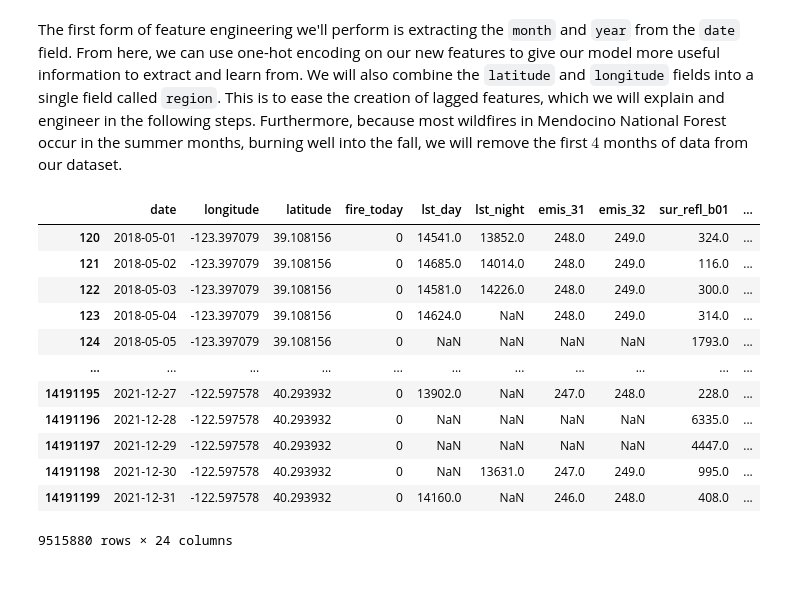
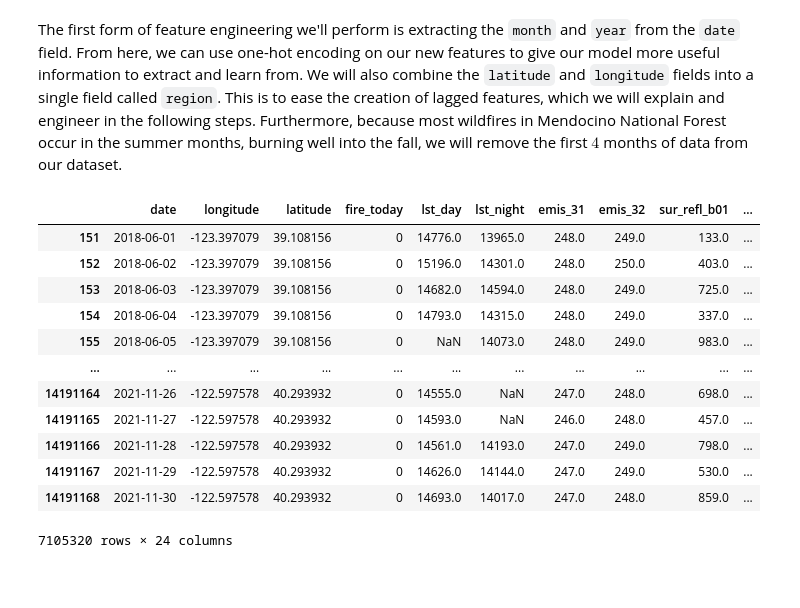
Before and after one commit to lukebass/wews, a Jupyter notebook: report/project.ipynb, the cells around one changed output. Saved outputs shown, nothing was run; the diff lists cells and outputs as text; code cells hidden in the pictures.

```diff
--- a/report/project.ipynb
+++ b/report/project.ipynb
@@ -208,25 +208,25 @@ df['fire_today'] = np.where(df['fire_today'] >= 7, 1, 0)
 # %% [markdown]
 The first form of feature engineering we'll perform is extracting the `month` and `year` from the `date` field. From here, we can use one-hot encoding on our new features to give our model more useful information to extract and learn from. We will also combine the `latitude` and `longitude` fields into a single field called `region`. This is to ease the creation of lagged features, which we will explain and engineer in the following steps. Furthermore, because most wildfires in Mendocino National Forest occur in the summer months, burning well into the fall, we will remove the first $4$ months of data from our dataset.
 # %%
-df = df.assign(month=df['date'].apply(lambda x: x.month_name()))
-df = df.assign(year=df['date'].apply(lambda x: x.year))
+df = df[(df['date'].dt.month > 5) & (df['date'].dt.month < 12)]
+df['month'] = df['date'].dt.month_name()
+df['year'] = df['date'].dt.year
 df['region'] = df['latitude'].astype(str) + ',' + df['longitude'].astype(str)
-df = df[(df['month'] != 'January') & (df['month'] != 'February') & (df['month'] != 'March') & (df['month'] != 'April')]
 df
 # %% [output]
 |  | date | longitude | latitude | fire_today | lst_day | lst_night | emis_31 | emis_32 | sur_refl_b01 | ... |
-| 120 | 2018-05-01 | -123.397079 | 39.108156 | 0 | 14541.0 | 13852.0 | 248.0 | 249.0 | 324.0 | ... |
-| 121 | 2018-05-02 | -123.397079 | 39.108156 | 0 | 14685.0 | 14014.0 | 248.0 | 249.0 | 116.0 | ... |
-| 122 | 2018-05-03 | -123.397079 | 39.108156 | 0 | 14581.0 | 14226.0 | 248.0 | 249.0 | 300.0 | ... |
-| 123 | 2018-05-04 | -123.397079 | 39.108156 | 0 | 14624.0 | NaN | 248.0 | 249.0 | 314.0 | ... |
-| 124 | 2018-05-05 | -123.397079 | 39.108156 | 0 | NaN | NaN | NaN | NaN | 1793.0 | ... |
+| 151 | 2018-06-01 | -123.397079 | 39.108156 | 0 | 14776.0 | 13965.0 | 248.0 | 249.0 | 133.0 | ... |
+| 152 | 2018-06-02 | -123.397079 | 39.108156 | 0 | 15196.0 | 14301.0 | 248.0 | 250.0 | 403.0 | ... |
+| 153 | 2018-06-03 | -123.397079 | 39.108156 | 0 | 14682.0 | 14594.0 | 248.0 | 249.0 | 725.0 | ... |
+| 154 | 2018-06-04 | -123.397079 | 39.108156 | 0 | 14793.0 | 14315.0 | 248.0 | 249.0 | 337.0 | ... |
+| 155 | 2018-06-05 | -123.397079 | 39.108156 | 0 | NaN | 14073.0 | 248.0 | 249.0 | 983.0 | ... |
 | ... | ... | ... | ... | ... | ... | ... | ... | ... | ... | ... |
-| 14191195 | 2021-12-27 | -122.597578 | 40.293932 | 0 | 13902.0 | NaN | 247.0 | 248.0 | 228.0 | ... |
-| 14191196 | 2021-12-28 | -122.597578 | 40.293932 | 0 | NaN | NaN | NaN | NaN | 6335.0 | ... |
-| 14191197 | 2021-12-29 | -122.597578 | 40.293932 | 0 | NaN | NaN | NaN | NaN | 4447.0 | ... |
-| 14191198 | 2021-12-30 | -122.597578 | 40.293932 | 0 | NaN | 13631.0 | 247.0 | 249.0 | 995.0 | ... |
-| 14191199 | 2021-12-31 | -122.597578 | 40.293932 | 0 | 14160.0 | NaN | 246.0 | 248.0 | 408.0 | ... |
+| 14191164 | 2021-11-26 | -122.597578 | 40.293932 | 0 | 14555.0 | NaN | 247.0 | 248.0 | 698.0 | ... |
+| 14191165 | 2021-11-27 | -122.597578 | 40.293932 | 0 | 14593.0 | NaN | 246.0 | 248.0 | 457.0 | ... |
+| 14191166 | 2021-11-28 | -122.597578 | 40.293932 | 0 | 14561.0 | 14193.0 | 247.0 | 249.0 | 798.0 | ... |
+| 14191167 | 2021-11-29 | -122.597578 | 40.293932 | 0 | 14626.0 | 14144.0 | 247.0 | 249.0 | 530.0 | ... |
+| 14191168 | 2021-11-30 | -122.597578 | 40.293932 | 0 | 14693.0 | 14017.0 | 247.0 | 248.0 | 859.0 | ... |
-9515880 rows × 24 columns
+7105320 rows × 24 columns
 # %% [markdown]
 <br>
 # %%
```
